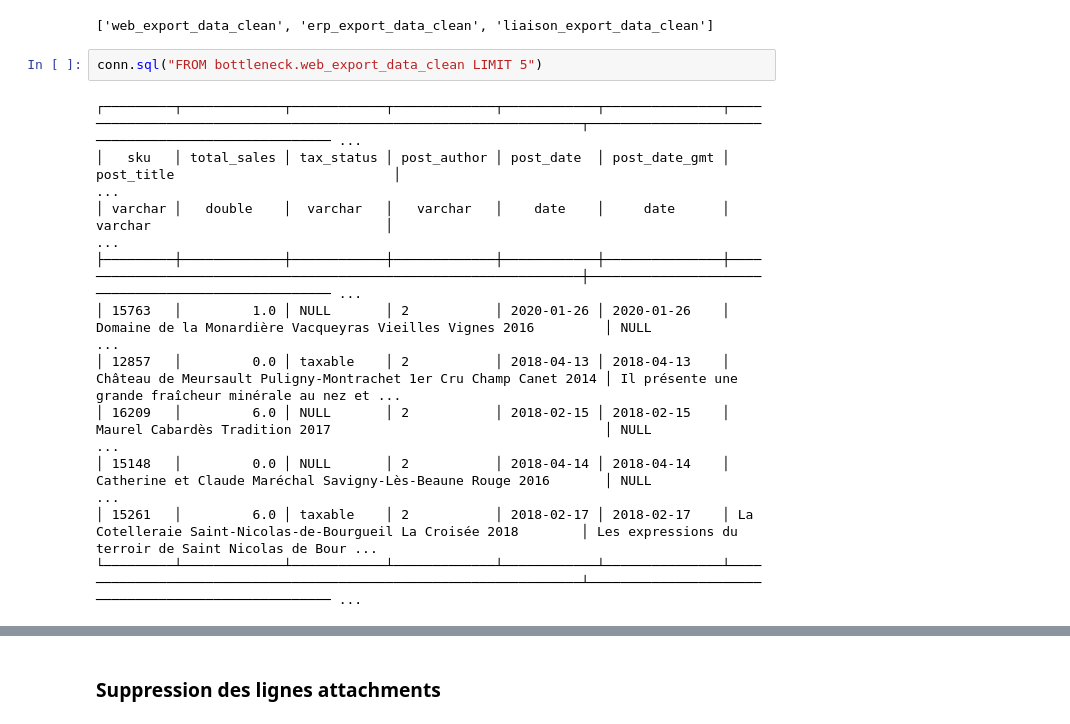
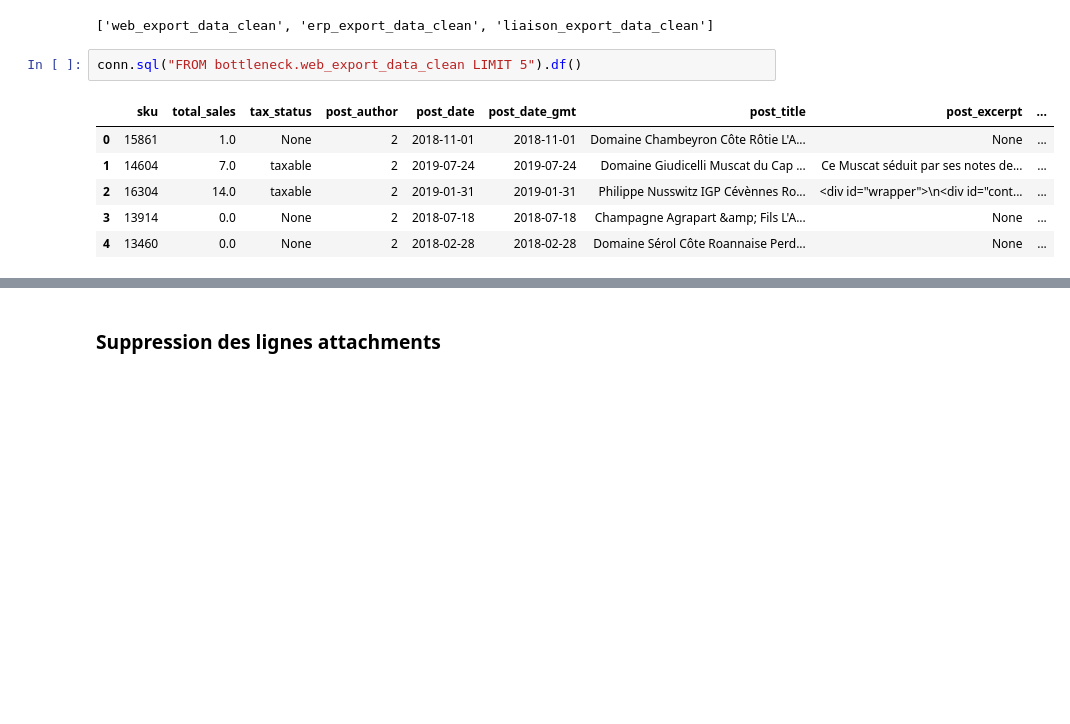
Before and after one commit to Sebules/Project_10_OpenClassrooms_Data_Engineer, a Jupyter notebook: notebook_projet_10.ipynb, the cells around one changed output, grey strips where cells are left out. Cells and saved outputs as stored; diff of their text form; blank space fills up the shorter version.

```diff
--- a/notebook_projet_10.ipynb
+++ b/notebook_projet_10.ipynb
@@ -897,16 +644,12 @@ colonne post_modified de web_export_data_clean convertie en DATE
 colonne post_modified_gmt de web_export_data_clean convertie en DATE
 ['web_export_data_clean', 'erp_export_data_clean', 'liaison_export_data_clean']
 # %%
-conn.sql("FROM bottleneck.web_export_data_clean LIMIT 5")
+conn.sql("FROM bottleneck.web_export_data_clean LIMIT 5").df()
 # %% [output]
-┌─────────┬─────────────┬────────────┬─────────────┬────────────┬───────────────┬──────────────────────────────────────────────────────────────────┬──────────────────────────────────────────────────── ...
-│   sku   │ total_sales │ tax_status │ post_author │ post_date  │ post_date_gmt │                            post_title                            │                                                     ...
-│ varchar │   double    │  varchar   │   varchar   │    date    │     date      │                             varchar                              │                                                     ...
-├─────────┼─────────────┼────────────┼─────────────┼────────────┼───────────────┼──────────────────────────────────────────────────────────────────┼──────────────────────────────────────────────────── ...
-│ 15763   │         1.0 │ NULL       │ 2           │ 2020-01-26 │ 2020-01-26    │ Domaine de la Monardière Vacqueyras Vieilles Vignes 2016         │ NULL                                                ...
-│ 12857   │         0.0 │ taxable    │ 2           │ 2018-04-13 │ 2018-04-13    │ Château de Meursault Puligny-Montrachet 1er Cru Champ Canet 2014 │ Il présente une grande fraîcheur minérale au nez et ...
-│ 16209   │         6.0 │ NULL       │ 2           │ 2018-02-15 │ 2018-02-15    │ Maurel Cabardès Tradition 2017                                   │ NULL                                                ...
-│ 15148   │         0.0 │ NULL       │ 2           │ 2018-04-14 │ 2018-04-14    │ Catherine et Claude Maréchal Savigny-Lès-Beaune Rouge 2016       │ NULL                                                ...
-│ 15261   │         6.0 │ taxable    │ 2           │ 2018-02-17 │ 2018-02-17    │ La Cotelleraie Saint-Nicolas-de-Bourgueil La Croisée 2018        │ Les expressions du terroir de Saint Nicolas de Bour ...
-└─────────┴─────────────┴────────────┴─────────────┴────────────┴───────────────┴──────────────────────────────────────────────────────────────────┴──────────────────────────────────────────────────── ...
+|  | sku | total_sales | tax_status | post_author | post_date | post_date_gmt | post_title | post_excerpt | ... |
+| 0 | 15861 | 1.0 | None | 2 | 2018-11-01 | 2018-11-01 | Domaine Chambeyron Côte Rôtie L'A... | None | ... |
+| 1 | 14604 | 7.0 | taxable | 2 | 2019-07-24 | 2019-07-24 | Domaine Giudicelli Muscat du Cap ... | Ce Muscat séduit par ses notes de... | ... |
+| 2 | 16304 | 14.0 | taxable | 2 | 2019-01-31 | 2019-01-31 | Philippe Nusswitz IGP Cévènnes Ro... | <div id="wrapper">\n<div id="cont... | ... |
+| 3 | 13914 | 0.0 | None | 2 | 2018-07-18 | 2018-07-18 | Champagne Agrapart &amp; Fils L'A... | None | ... |
+| 4 | 13460 | 0.0 | None | 2 | 2018-02-28 | 2018-02-28 | Domaine Sérol Côte Roannaise Perd... | None | ... |
 # %%
```
Also changed, not shown: parts of 54 cells of this notebook, 14 other files.
